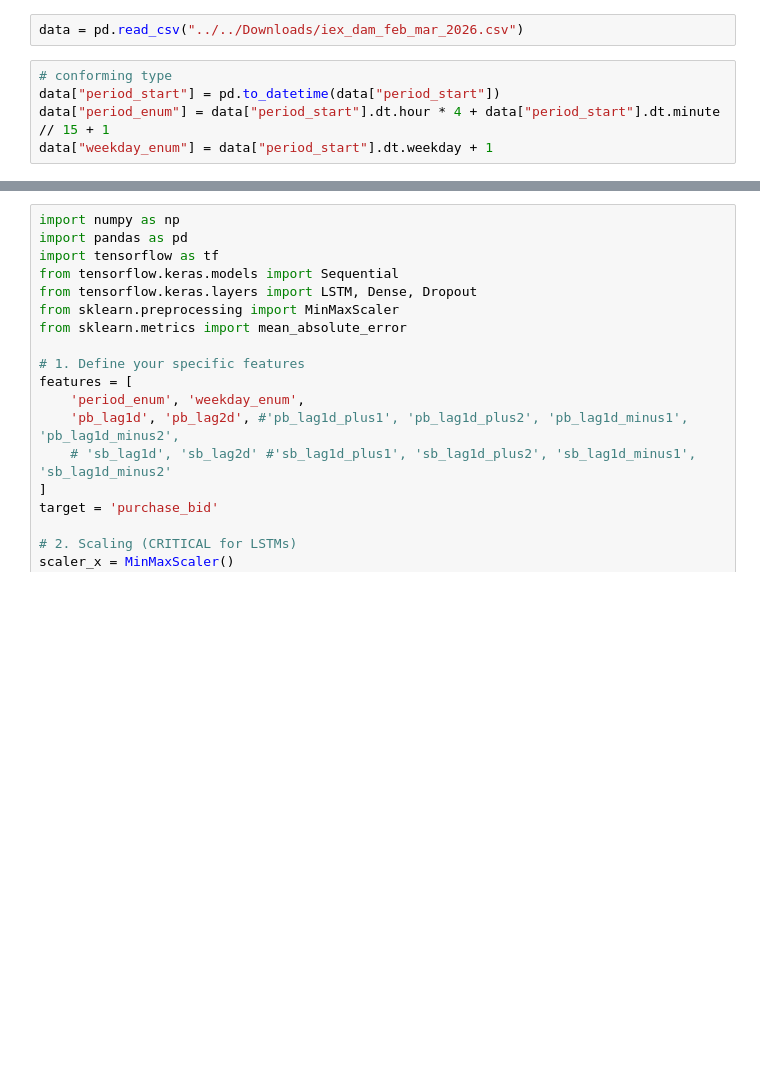
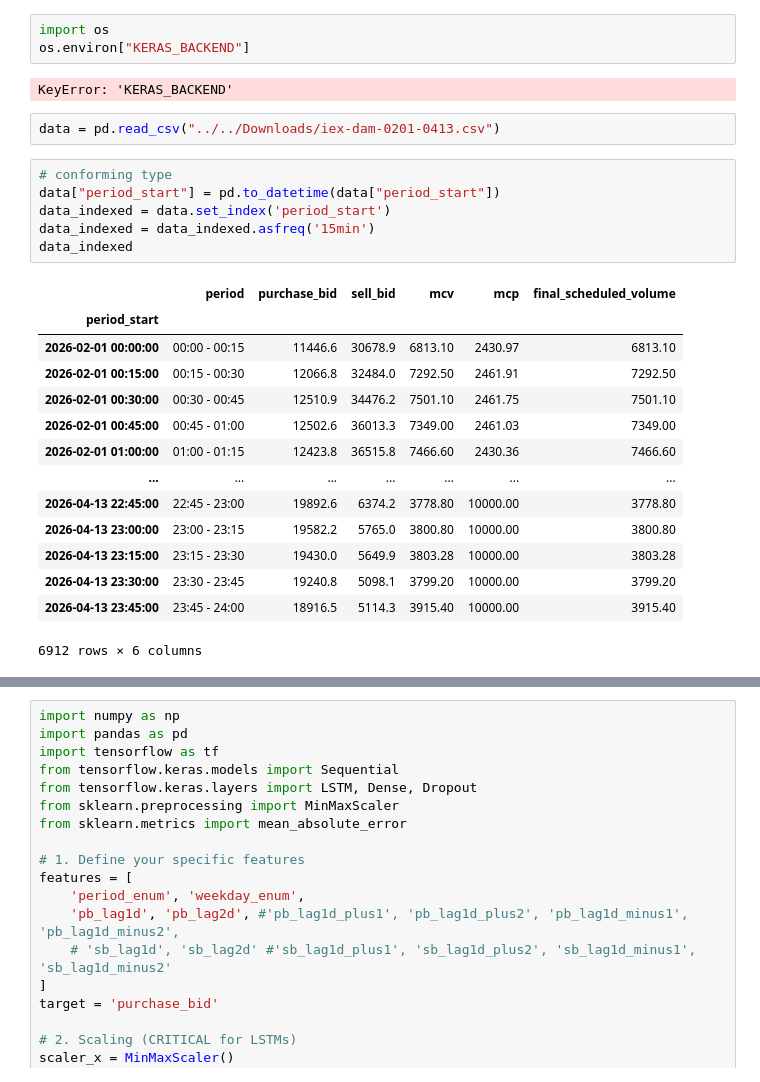
Before and after one commit to dhruvilsangani/EarthSync, a Jupyter notebook: LSTM-forecast.ipynb, the cells around one changed output, grey strips where cells are left out. Saved outputs shown, nothing was run; the diff lists cells and outputs as text; blank space fills up the shorter version.

```diff
--- a/LSTM-forecast.ipynb
+++ b/LSTM-forecast.ipynb
@@ -15,7 +24,28 @@ from utilsforecast.losses import *
+# %%
+import os
+os.environ["KERAS_BACKEND"]
+# %% [output]
+KeyError: 'KERAS_BACKEND'
 # %%
-data = pd.read_csv("../../Downloads/iex_dam_feb_mar_2026.csv")
+data = pd.read_csv("../../Downloads/iex-dam-0201-0413.csv")
 # %%
 # conforming type
 data["period_start"] = pd.to_datetime(data["period_start"])
-data["period_enum"] = data["period_start"].dt.hour * 4 + data["period_start"].dt.minute // 15 + 1
-data["weekday_enum"] = data["period_start"].dt.weekday + 1
+data_indexed = data.set_index('period_start')
+data_indexed = data_indexed.asfreq('15min')
+data_indexed
+# %% [output]
+|  | period | purchase_bid | sell_bid | mcv | mcp | final_scheduled_volume |
+| period_start |  |  |  |  |  |  |
+| 2026-02-01 00:00:00 | 00:00 - 00:15 | 11446.6 | 30678.9 | 6813.10 | 2430.97 | 6813.10 |
+| 2026-02-01 00:15:00 | 00:15 - 00:30 | 12066.8 | 32484.0 | 7292.50 | 2461.91 | 7292.50 |
+| 2026-02-01 00:30:00 | 00:30 - 00:45 | 12510.9 | 34476.2 | 7501.10 | 2461.75 | 7501.10 |
+| 2026-02-01 00:45:00 | 00:45 - 01:00 | 12502.6 | 36013.3 | 7349.00 | 2461.03 | 7349.00 |
+| 2026-02-01 01:00:00 | 01:00 - 01:15 | 12423.8 | 36515.8 | 7466.60 | 2430.36 | 7466.60 |
+| ... | ... | ... | ... | ... | ... | ... |
+| 2026-04-13 22:45:00 | 22:45 - 23:00 | 19892.6 | 6374.2 | 3778.80 | 10000.00 | 3778.80 |
+| 2026-04-13 23:00:00 | 23:00 - 23:15 | 19582.2 | 5765.0 | 3800.80 | 10000.00 | 3800.80 |
+| 2026-04-13 23:15:00 | 23:15 - 23:30 | 19430.0 | 5649.9 | 3803.28 | 10000.00 | 3803.28 |
+| 2026-04-13 23:30:00 | 23:30 - 23:45 | 19240.8 | 5098.1 | 3799.20 | 10000.00 | 3799.20 |
+| 2026-04-13 23:45:00 | 23:45 - 24:00 | 18916.5 | 5114.3 | 3915.40 | 10000.00 | 3915.40 |
+6912 rows × 6 columns
```
Also changed, not shown: parts of 11 cells of this notebook, 18 other files.
